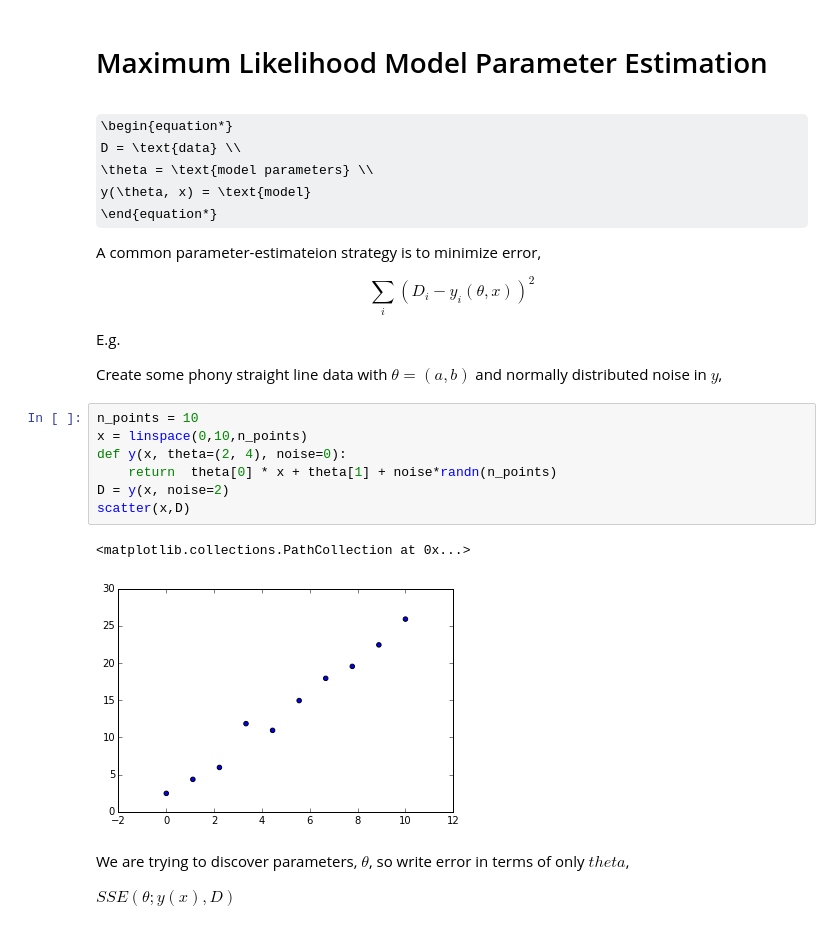
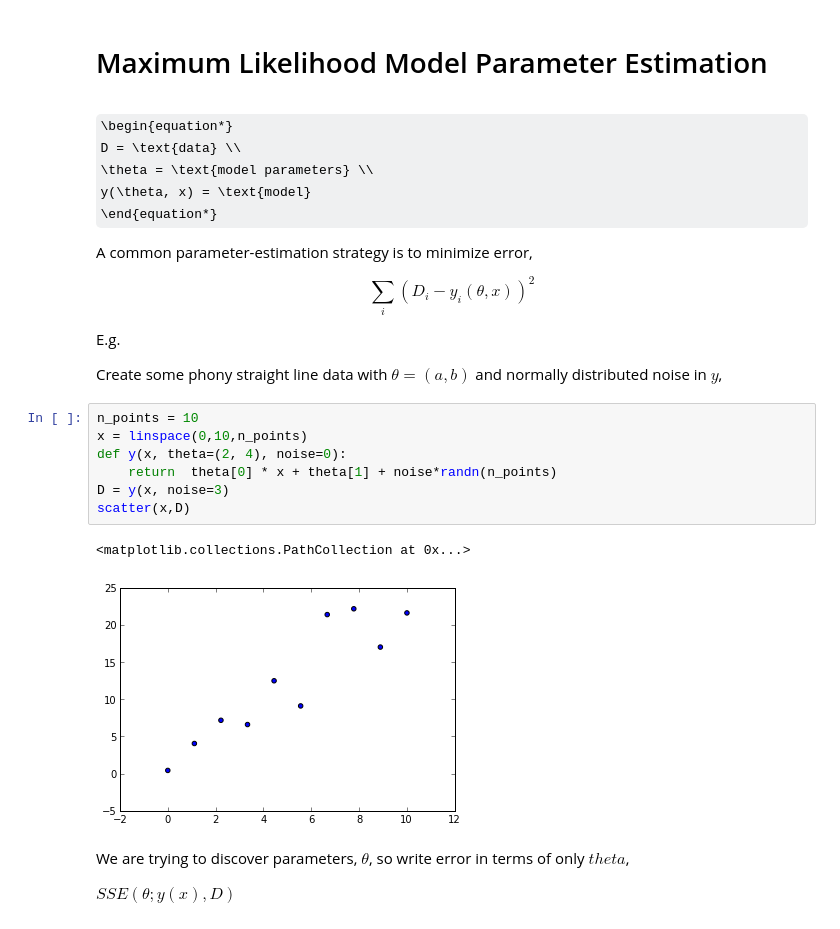
Before and after one commit to DrSkippy/Data-Science-45min-Intros, a Jupyter notebook: Maximum Likelihood.ipynb, the cells around one changed output. Saved outputs shown, nothing was run; the diff lists cells and outputs as text; some formulas as TeX source.

```diff
--- a/Maximum Likelihood.ipynb
+++ b/Maximum Likelihood.ipynb
@@ -7,7 +7,7 @@ D = \text{data} \\
 y(\theta, x) = \text{model}
 \end{equation*}
 
-A common parameter-estimateion strategy is to minimize error,
+A common parameter-estimation strategy is to minimize error,
 
 \begin{equation*}
 \sum_{i}(D_i - y_i(\theta, x))^2
@@ -19,13 +19,13 @@ Create some phony straight line data with $\theta=(a, b)$ and normally distribut
 # %%
 n_points = 10
 x = linspace(0,10,n_points)
 def y(x, theta=(2, 4), noise=0):
     return  theta[0] * x + theta[1] + noise*randn(n_points)
-D = y(x, noise=2)
+D = y(x, noise=3)
 scatter(x,D)
 # %% [output]
 <matplotlib.collections.PathCollection at 0x...>
-[figure, old version]
+[figure, new version]
 # %% [markdown]
 We are trying to discover parameters, $\theta$, so write error in terms of only $theta$,
 
```
Also changed, not shown: parts of 14 cells of this notebook.
